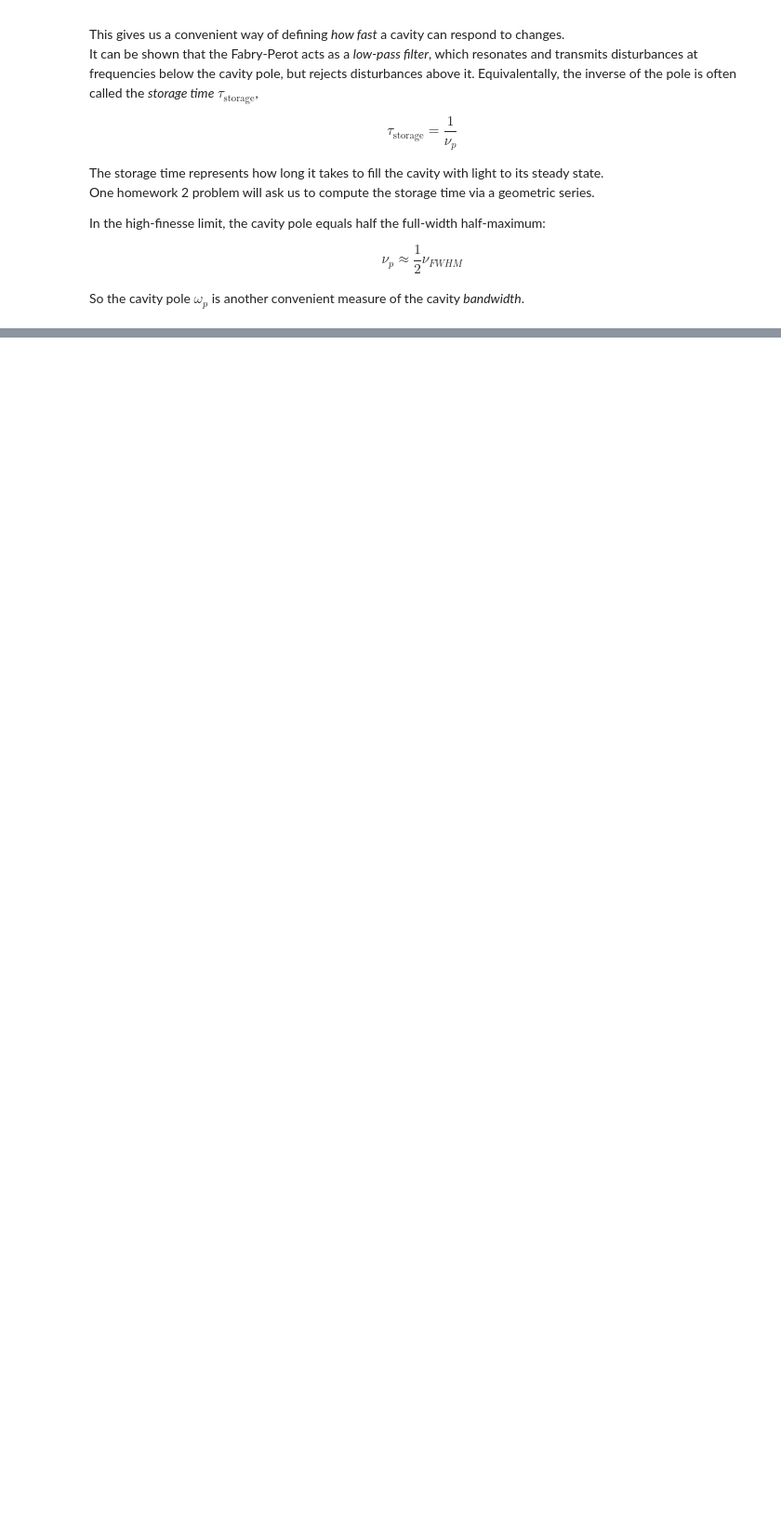
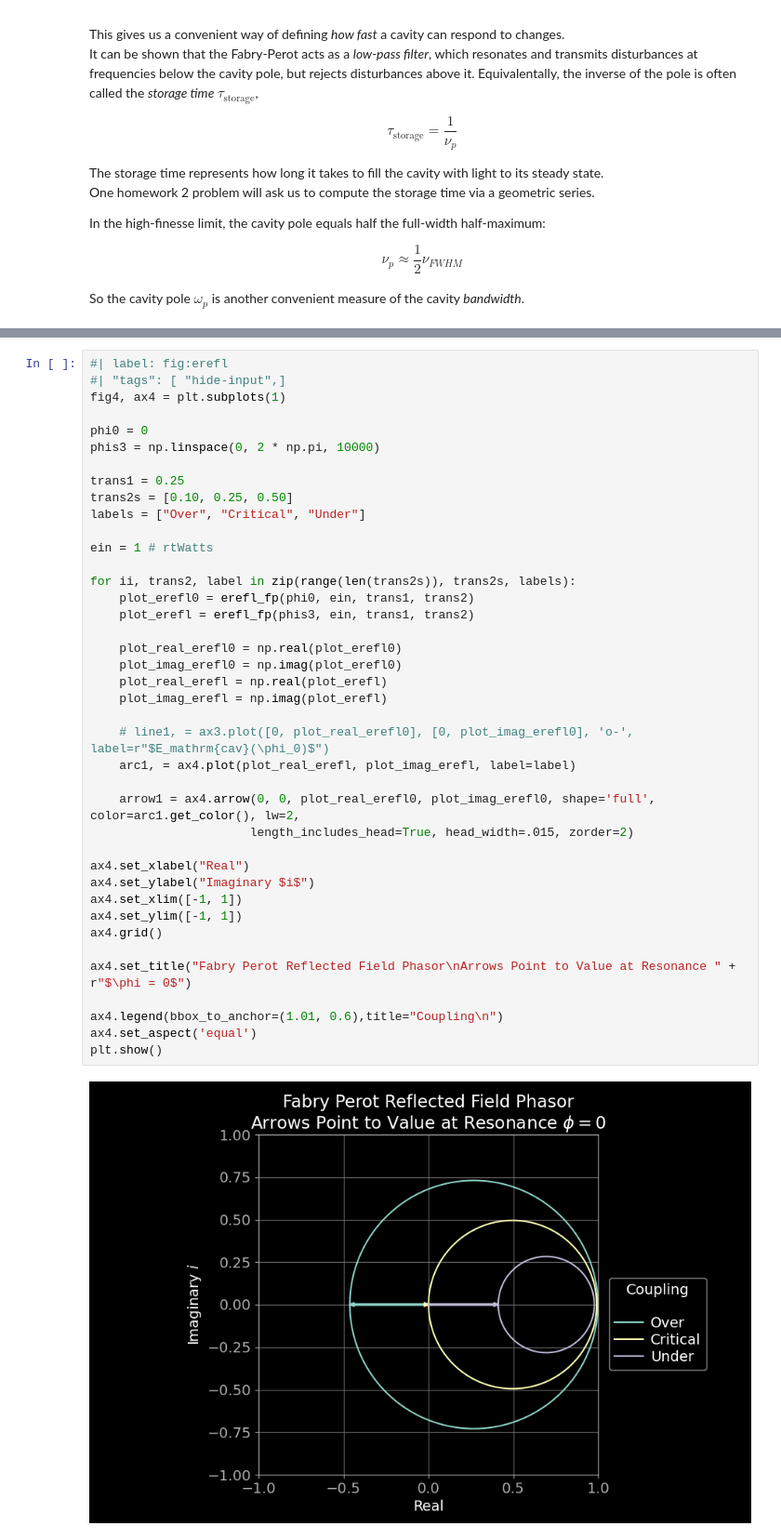
Before and after one commit to ccahilla/lasers-and-optomechanics, a Jupyter notebook: chapters/03_fabry_perot.ipynb, the cells around one changed output, grey strips where cells are left out. Shown at 93% size. Saved outputs shown, nothing was run; the diff lists cells and outputs as text; blank space fills up the shorter version.

```diff
--- a/chapters/03_fabry_perot.ipynb
+++ b/chapters/03_fabry_perot.ipynb
@@ -727,0 +778,42 @@ So the cavity pole $\omega_p$ is another convenient measure of the cavity *bandw
+# %%
+#| label: fig:erefl
+#| "tags": [ "hide-input",]
+fig4, ax4 = plt.subplots(1)
+
+phi0 = 0
+phis3 = np.linspace(0, 2 * np.pi, 10000)
+
+trans1 = 0.25
+trans2s = [0.10, 0.25, 0.50]
+labels = ["Over", "Critical", "Under"]
+
+ein = 1 # rtWatts
+
+for ii, trans2, label in zip(range(len(trans2s)), trans2s, labels):
+    plot_erefl0 = erefl_fp(phi0, ein, trans1, trans2)
+    plot_erefl = erefl_fp(phis3, ein, trans1, trans2)
+
+    plot_real_erefl0 = np.real(plot_erefl0)
+    plot_imag_erefl0 = np.imag(plot_erefl0)
+    plot_real_erefl = np.real(plot_erefl)
+    plot_imag_erefl = np.imag(plot_erefl)
+
+    # line1, = ax3.plot([0, plot_real_erefl0], [0, plot_imag_erefl0], 'o-', label=r"$E_mathrm{cav}(\phi_0)$")
+    arc1, = ax4.plot(plot_real_erefl, plot_imag_erefl, label=label)
+
+    arrow1 = ax4.arrow(0, 0, plot_real_erefl0, plot_imag_erefl0, shape='full', color=arc1.get_color(), lw=2,
+                      length_includes_head=True, head_width=.015, zorder=2)
+
+ax4.set_xlabel("Real")
+ax4.set_ylabel("Imaginary $i$")
+ax4.set_xlim([-1, 1])
+ax4.set_ylim([-1, 1])
+ax4.grid()
+
+ax4.set_title("Fabry Perot Reflected Field Phasor\nArrows Point to Value at Resonance " + r"$\phi = 0$")
+
+ax4.legend(bbox_to_anchor=(1.01, 0.6),title="Coupling\n")
+ax4.set_aspect('equal')
+plt.show()
+# %% [output]
+[figure, added]
```
Also changed, not shown: parts of 2 cells of this notebook, 1 other file.
